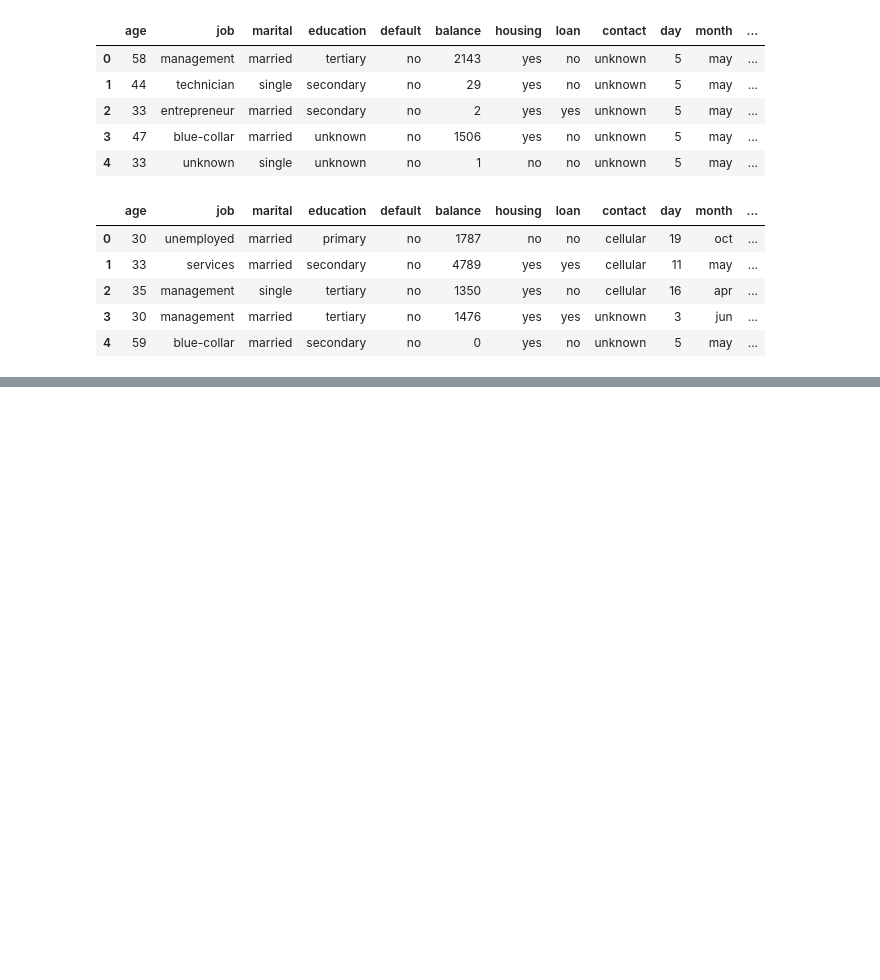
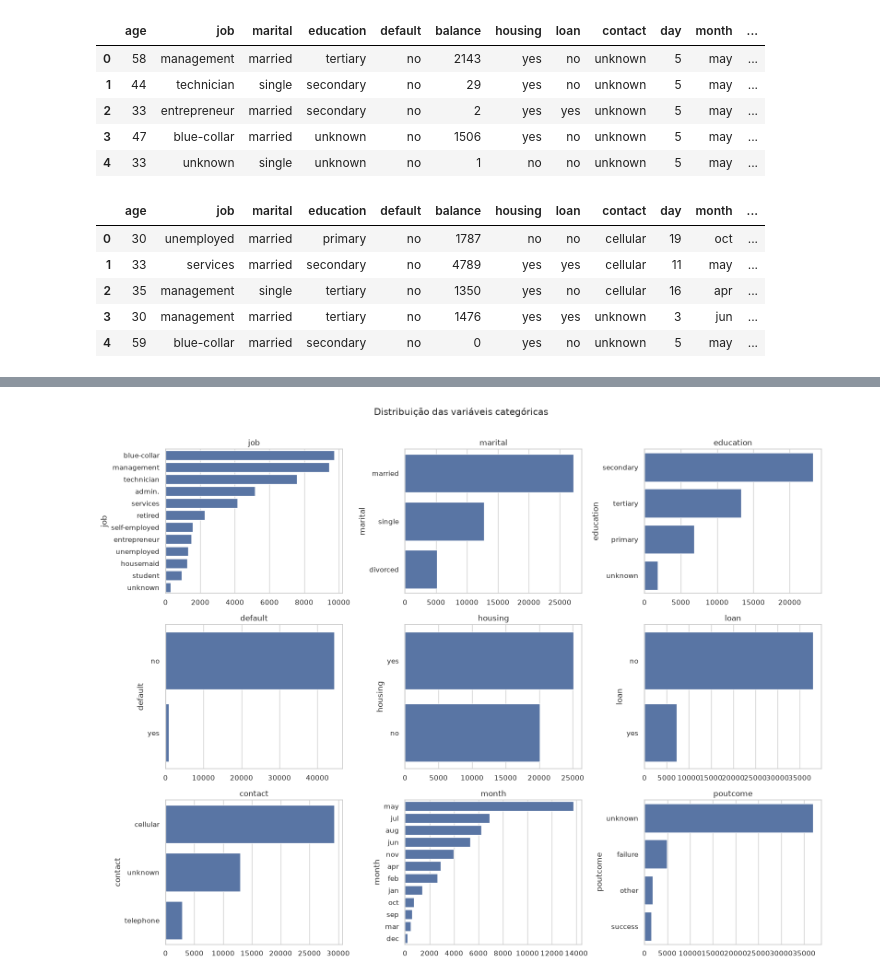
Before and after one commit to solanojacon/keyrus, a Jupyter notebook: bank_marketing.ipynb, the cells around one changed output, grey strips where cells are left out. Cells and saved outputs as stored; diff of their text form; code cells hidden in the pictures; blank space fills up the shorter version.

```diff
--- a/bank_marketing.ipynb
+++ b/bank_marketing.ipynb
@@ -70,0 +198,15 @@ bank_df.head()
+# %%
+fig, axes = plt.subplots(3, 3, figsize=(16, 12))
+axes = axes.flatten()
+for ax, col in zip(axes, CAT_COLS):
+    order = bank_full_df[col].value_counts().index
+    sns.countplot(data=bank_full_df, y=col, order=order, ax=ax)
+    ax.set_title(col)
+    ax.set_xlabel("")
+for ax in axes[len(CAT_COLS):]:
+    ax.axis("off")
+fig.suptitle("Distribuição das variáveis categóricas", y=1.01)
+fig.tight_layout()
+plt.show()
+# %% [output]
+[figure, added]
```
Also changed, not shown: parts of 21 cells of this notebook, 3 other files.
